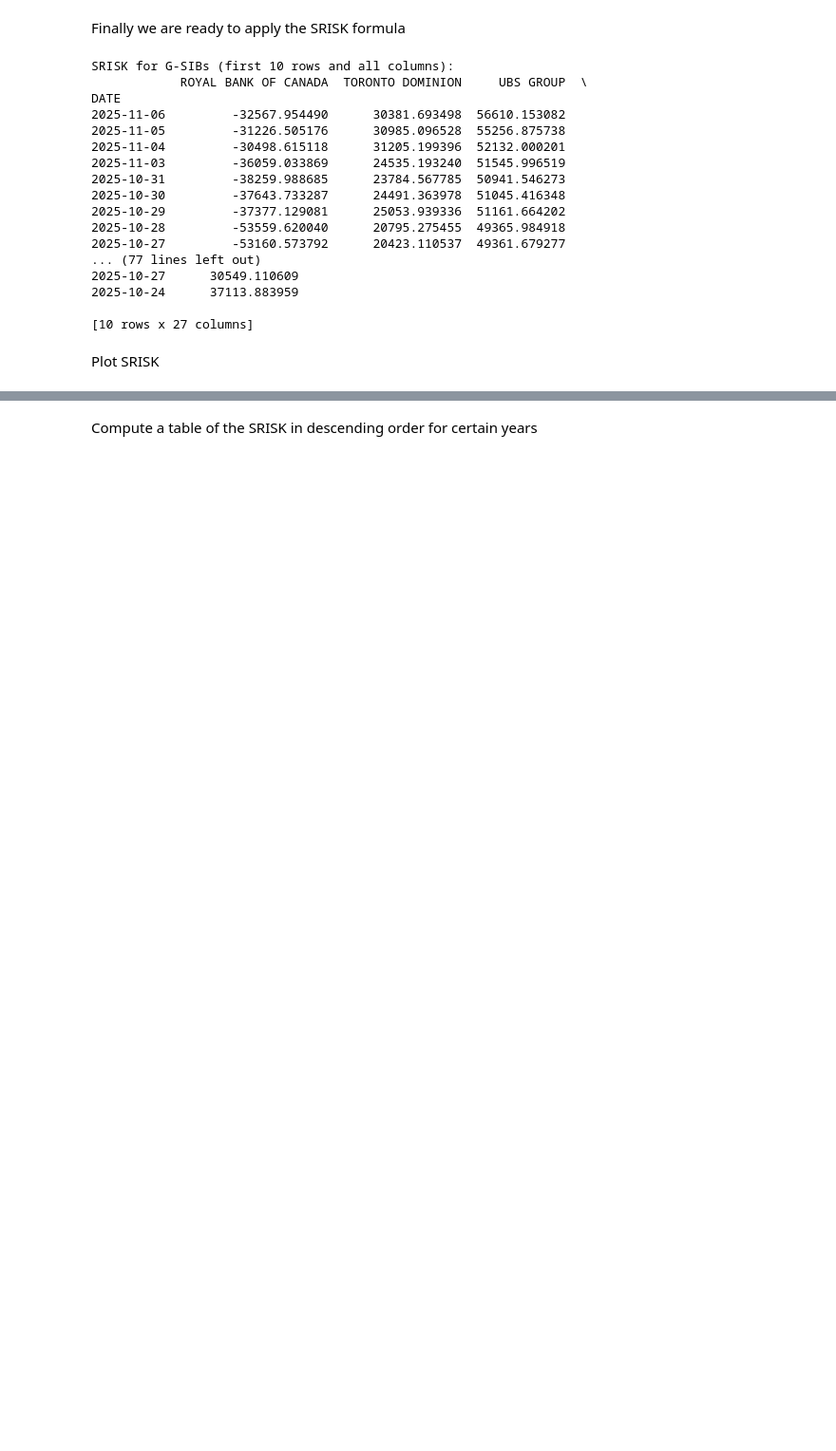
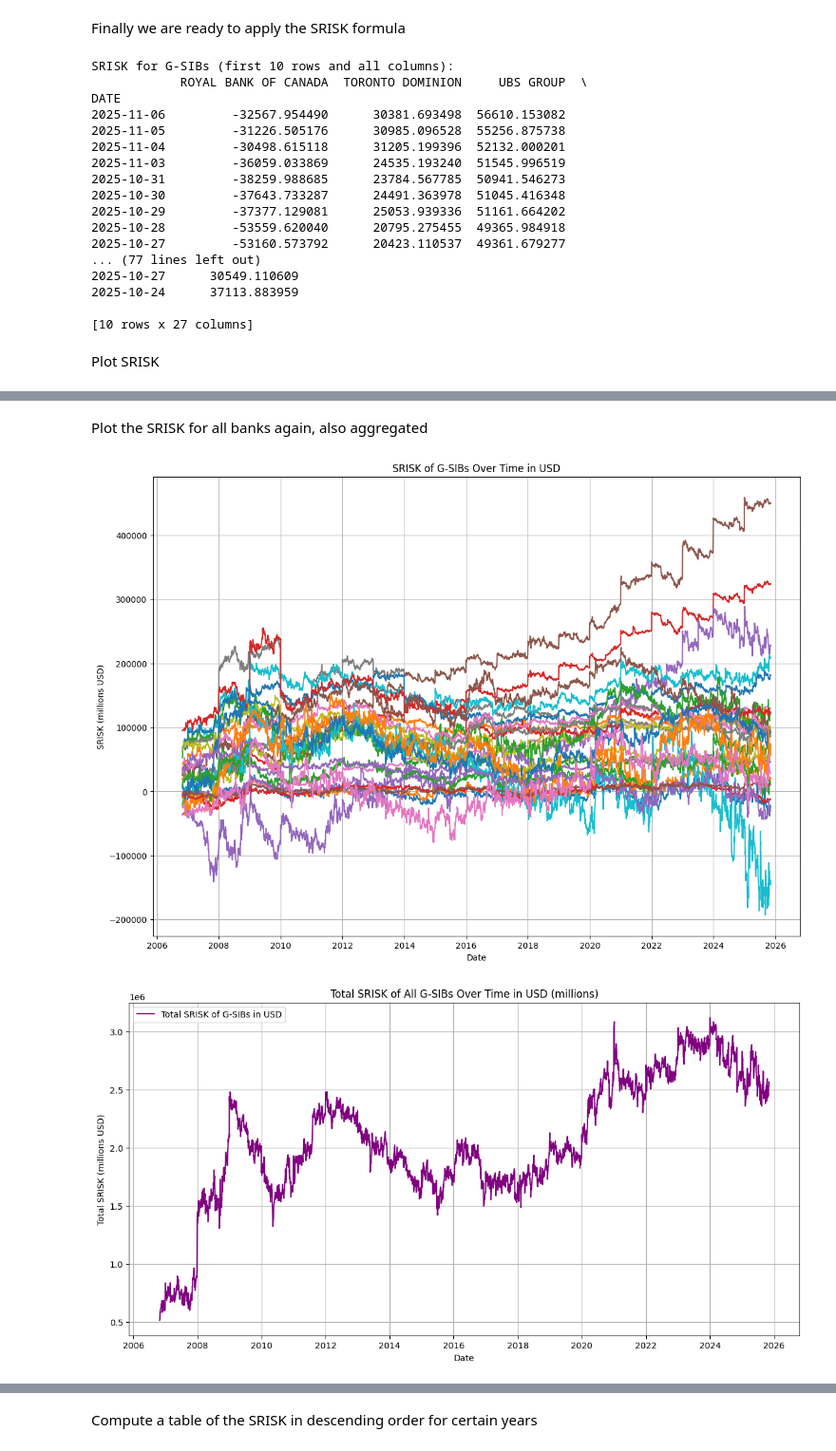
Before and after one commit to thijsmdejong/Geopolitical-SRISK---MSc-Thesis, a Jupyter notebook: G-SIBs focus.ipynb, the cells around one changed output, grey strips where cells are left out. Shown at 95% size. Drawn from its saved outputs; the diff is of its cells as text; code cells hidden in the pictures; blank space fills up the shorter version.

```diff
--- a/G-SIBs focus.ipynb
+++ b/G-SIBs focus.ipynb
@@ -871,0 +956,28 @@ plt.show()
+# %% [markdown]
+Plot the SRISK for all banks again, also aggregated
+# %%
+# Plot SRISK in USD for all G-SIBs in the same figure
+plt.figure(figsize=(14, 10))
+for i, bank in enumerate(GSIBs_SRISK_usd.columns, 1):
+    plt.plot(GSIBs_SRISK_usd.index, GSIBs_SRISK_usd[bank], label=f'SRISK of {bank}')
+plt.title('SRISK of G-SIBs Over Time in USD')
+plt.xlabel('Date')
+plt.ylabel('SRISK (millions USD)')
+plt.grid()
+plt.show()
+
+# Aggregate SRISK across all G-SIBs in USD
+GSIBs_SRISK_usd_total = GSIBs_SRISK_usd.sum(axis=1)
+
+# Plot the total SRISK for all G-SIBs in USD over time
+plt.figure(figsize=(14, 7))
+plt.plot(GSIBs_SRISK_usd_total.index, GSIBs_SRISK_usd_total, label='Total SRISK of G-SIBs in USD', color='purple')
+plt.title('Total SRISK of All G-SIBs Over Time in USD (millions)')
+plt.xlabel('Date')
+plt.ylabel('Total SRISK (millions USD)')
+plt.legend()
+plt.grid()
+plt.show()
+# %% [output]
+[figure, added]
+[figure, added]
```
Also changed, not shown: parts of 9 cells of this notebook.
